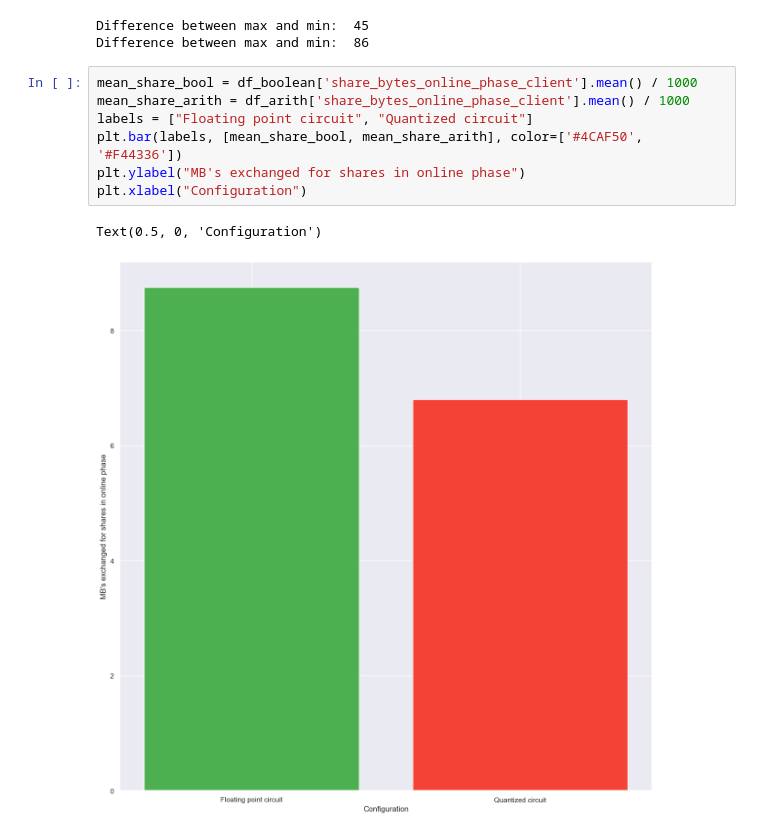
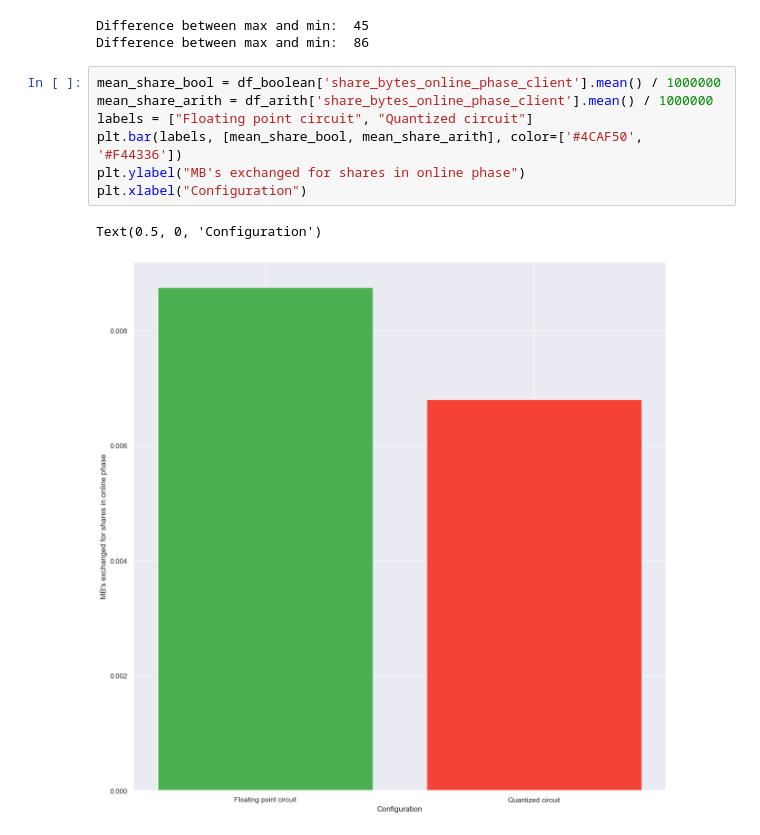
Before and after one commit to ChiemStevens/pffrocd, a Jupyter notebook: plotting/32-old vs 32-new.ipynb, the cells around one changed output. Saved outputs shown, nothing was run; the diff lists cells and outputs as text.

```diff
--- a/plotting/32-old vs 32-new.ipynb
+++ b/plotting/32-old vs 32-new.ipynb
@@ -101,15 +101,15 @@ print("Difference between max and min: ", difference)
 Difference between max and min:  45
 Difference between max and min:  86
 # %%
-mean_share_bool = df_boolean['share_bytes_online_phase_client'].mean() / 1000
-mean_share_arith = df_arith['share_bytes_online_phase_client'].mean() / 1000
+mean_share_bool = df_boolean['share_bytes_online_phase_client'].mean() / 1000000
+mean_share_arith = df_arith['share_bytes_online_phase_client'].mean() / 1000000
 labels = ["Floating point circuit", "Quantized circuit"]
 plt.bar(labels, [mean_share_bool, mean_share_arith], color=['#4CAF50', '#F44336'])
 plt.ylabel("MB's exchanged for shares in online phase")
 plt.xlabel("Configuration")
 # %% [output]
 Text(0.5, 0, 'Configuration')
-[figure, old version]
+[figure, new version]
 # %%
 labels = ["Floating point circuit", "Quantized circuit", "Floating point circuit", "Quantized circuit"]
 # grab the mean for the server communication
```
Also changed, not shown: parts of 1 cell of this notebook.
